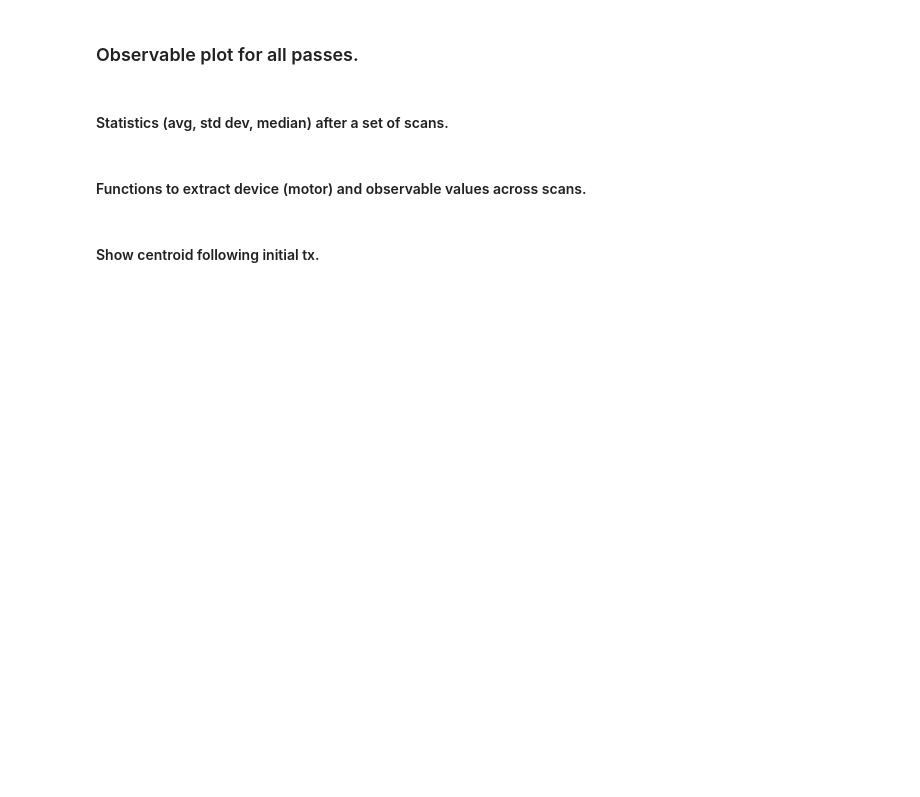
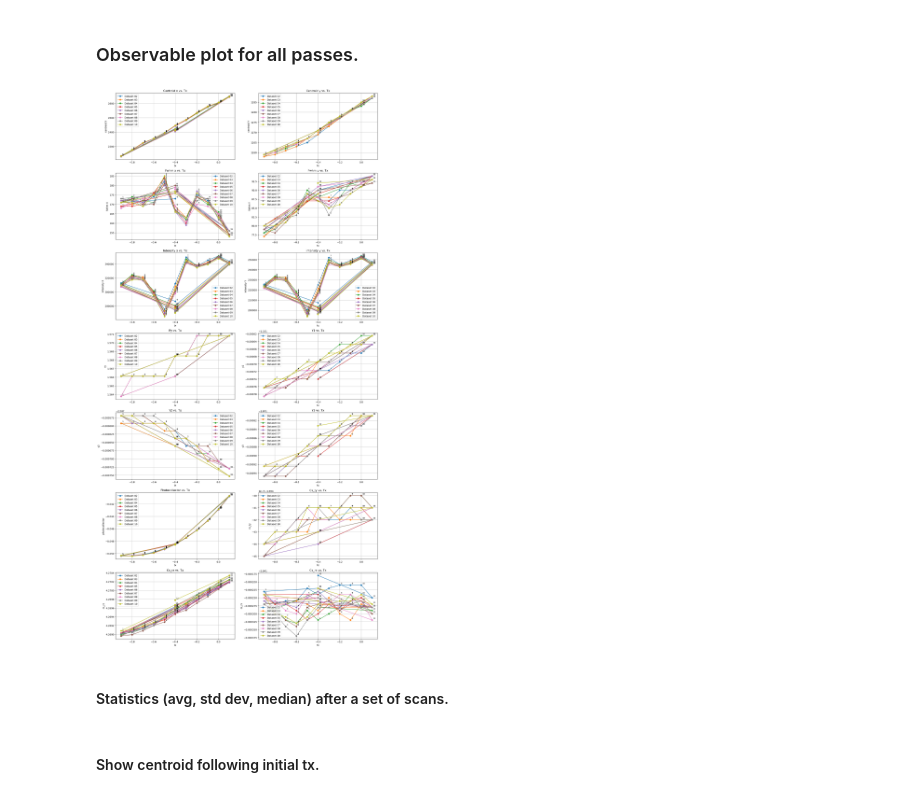
Before and after one commit to lnls-ids/cax-scripts, a Jupyter notebook: scan_read_hdf5.ipynb, the cells around one changed output. Cells and saved outputs as stored; diff of their text form; code cells hidden in the pictures; blank space fills up the shorter version.

```diff
--- a/scan_read_hdf5.ipynb
+++ b/scan_read_hdf5.ipynb
@@ -646,14 +16,14 @@ file_pattern = r"mirror_tx_pass[01][0-9]*"
 
 def main(workdir, file_pattern):
     """Main function to load data and generate plots."""
-    files = files_in_directory(workdir, file_pattern)
-    data  = data_from_h5_files(files)
-    print(f"Loaded {len(files)} files matching pattern "
-          f"'{file_pattern}' from '{workdir}'\n Files:")
+    files   = files_in_directory(workdir, file_pattern)
+    dataset = data_from_h5_files(files)
+    print(f" Loaded {len(files)} files matching pattern "
+          f"'{file_pattern}' \n from '{workdir}'\n Files:")
 
     for f in files:
         print(f" * {f}")
-    return data
+    return dataset
 
 
 if __name__ == "__main__":
@@ -663,4 +33,4 @@ if __name__ == "__main__":
     observable = 'tx'
     pass_interval = (0, 9)
     item_interval = (0, None)
-    data = main(workdir, file_pattern)
+    dataset = main(workdir, file_pattern)
@@ -766,26 +71,28 @@ for motor in motors:
 # %%
 # observables = ['centroid']
 observables = [
     'ry', 'y1', 'y2', 'y3',
     'photocollector',
     'centroid',
     'fwhm',
     'intensity',
     'cs_ty',
     'cs_rz',
     'cs_rx',
     ]
 
 pass_interval = (1, 9)  # (0, 9)
 item_interval = (0, 13)  # (1, 12)
 
 # Chose set interval of scans to plot.
 first_pass, last_pass = pass_interval
 # sel_data = data
-sel_data = dict(list(data.items())[first_pass:last_pass+1])
+sel_data = dict(list(dataset.items())[first_pass:last_pass+1])
 
 fr, upto = item_interval
 
 scan_plot(sel_data, observables, first_item=fr, last_item=upto)
+# %% [output]
+[figure, added]
 # %% [markdown]
 #### Statistics (avg, std dev, median) after a set of scans.
@@ -794,2 +98,0 @@ stats = observable_statistics(data, observable)
-# %% [markdown]
-#### Functions to extract device (motor) and observable values across scans.
```
Also changed, not shown: parts of 23 cells of this notebook, 3 other files.
